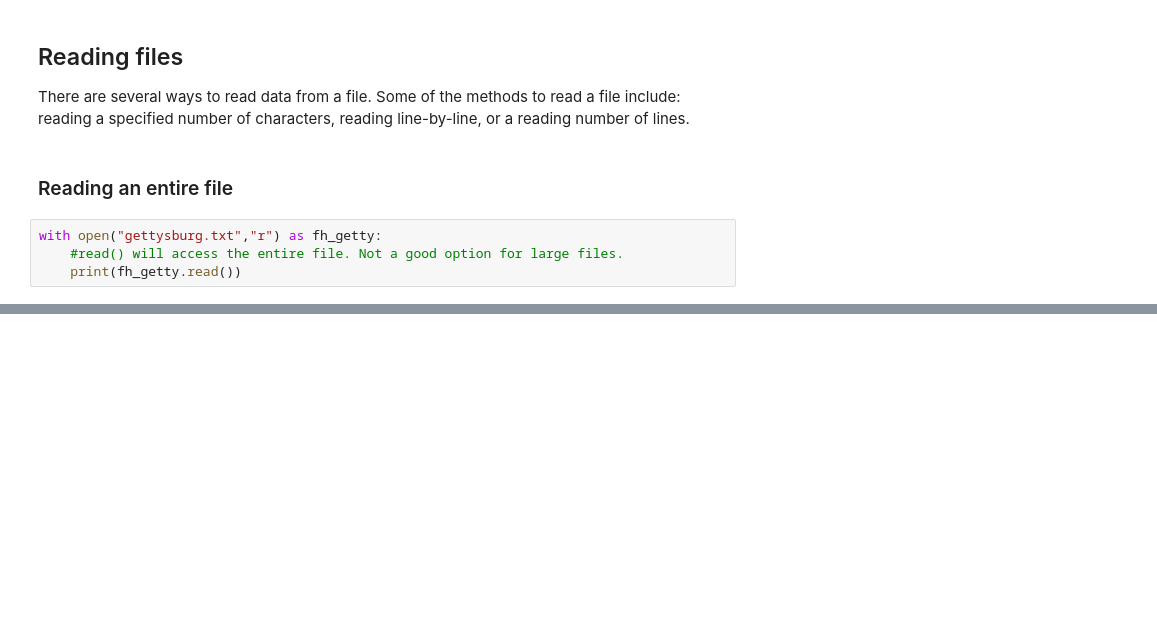
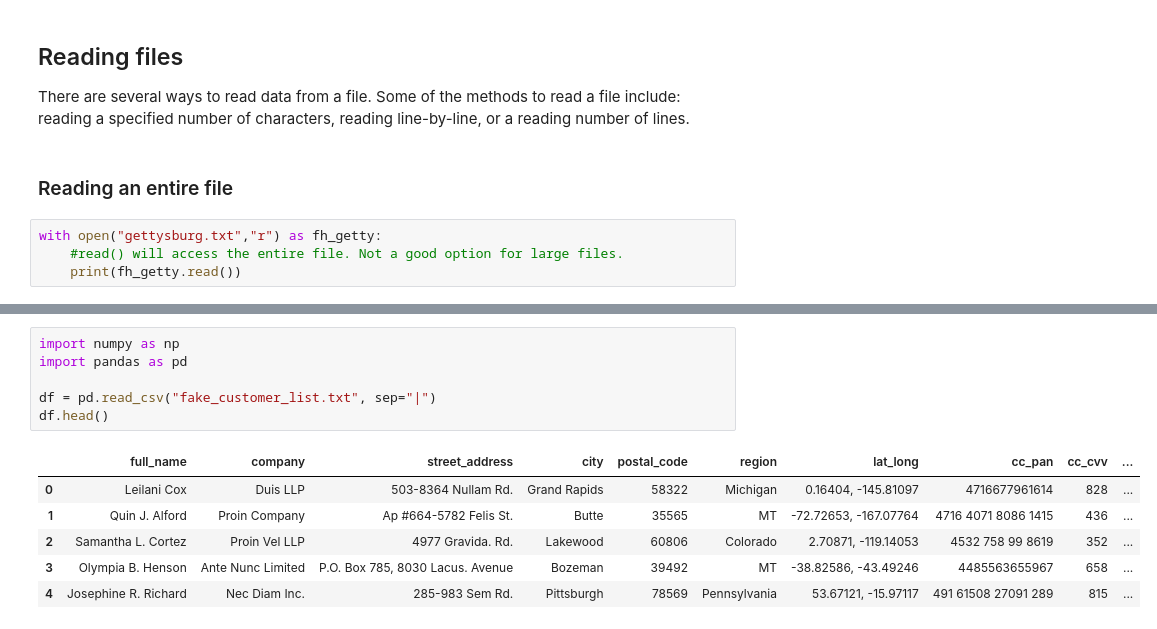
Before and after one commit to gregbott/MIS511, a Jupyter notebook: Python fundamentals Part1.ipynb, the cells around one changed output, grey strips where cells are left out. Saved outputs shown, nothing was run; the diff lists cells and outputs as text; blank space fills up the shorter version.

```diff
--- a/Python fundamentals Part1.ipynb
+++ b/Python fundamentals Part1.ipynb
@@ -1067,0 +1171,13 @@ with open("gettysburg.txt","r") as fh_getty:
+# %%
+import numpy as np
+import pandas as pd
+
+df = pd.read_csv("fake_customer_list.txt", sep="|")
+df.head()
+# %% [output]
+|  | full_name | company | street_address | city | postal_code | region | lat_long | cc_pan | cc_cvv | ... |
+| 0 | Leilani Cox | Duis LLP | 503-8364 Nullam Rd. | Grand Rapids | 58322 | Michigan | 0.16404, -145.81097 | 4716677961614 | 828 | ... |
+| 1 | Quin J. Alford | Proin Company | Ap #664-5782 Felis St. | Butte | 35565 | MT | -72.72653, -167.07764 | 4716 4071 8086 1415 | 436 | ... |
+| 2 | Samantha L. Cortez | Proin Vel LLP | 4977 Gravida. Rd. | Lakewood | 60806 | Colorado | 2.70871, -119.14053 | 4532 758 99 8619 | 352 | ... |
+| 3 | Olympia B. Henson | Ante Nunc Limited | P.O. Box 785, 8030 Lacus. Avenue | Bozeman | 39492 | MT | -38.82586, -43.49246 | 4485563655967 | 658 | ... |
+| 4 | Josephine R. Richard | Nec Diam Inc. | 285-983 Sem Rd. | Pittsburgh | 78569 | Pennsylvania | 53.67121, -15.97117 | 491 61508 27091 289 | 815 | ... |
```
Also changed, not shown: parts of 52 cells of this notebook.
